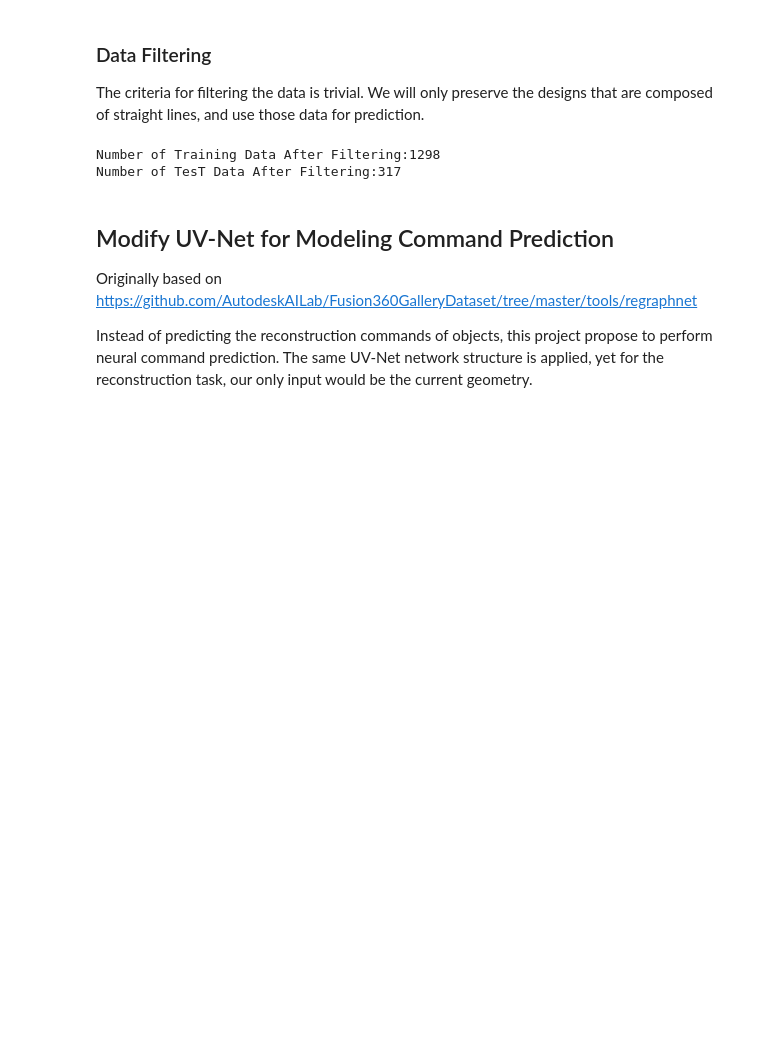
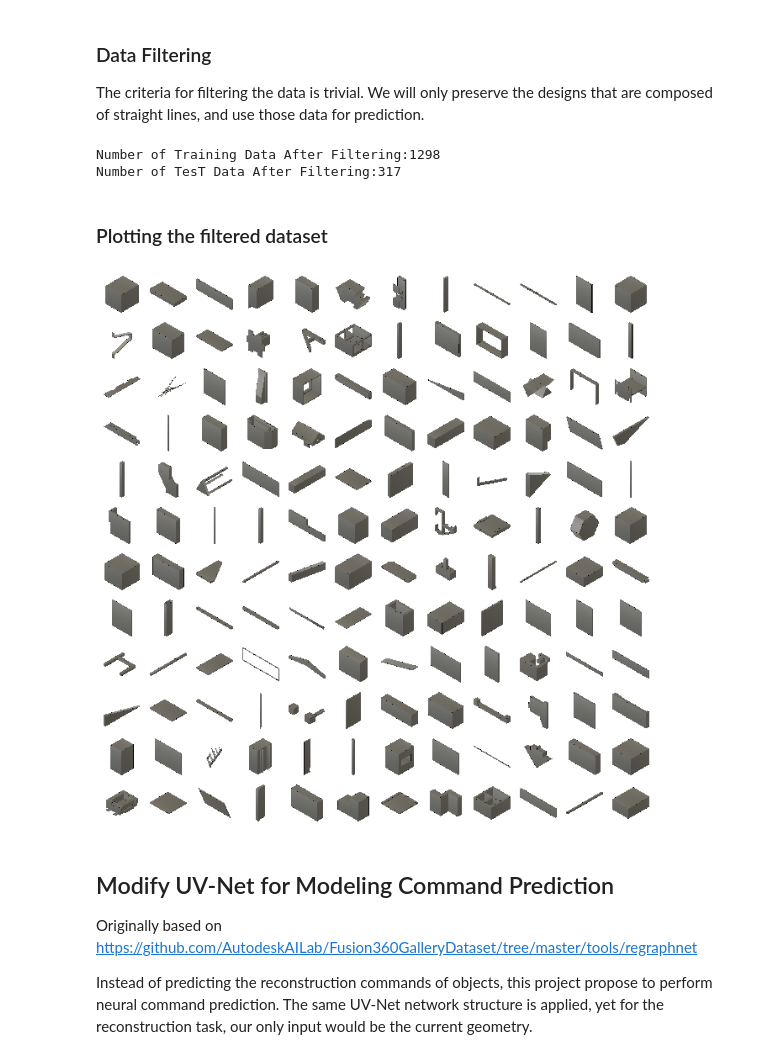
Before and after one commit to Archolic95/independent-study, a Jupyter notebook: Week3.ipynb, the cells around one changed output. Drawn from its saved outputs; the diff is of its cells as text; code cells hidden in the pictures; blank space fills up the shorter version.

```diff
--- a/Week3.ipynb
+++ b/Week3.ipynb
@@ -129,6 +129,33 @@ print(f'Number of TesT Data After Filtering:{len(filtered_test)}')
 # %% [output]
 Number of Training Data After Filtering:1298
 Number of TesT Data After Filtering:317
+# %% [markdown]
+### Plotting the filtered dataset
+# %%
+import matplotlib.pyplot as plt
+from mpl_toolkits.axes_grid1 import ImageGrid
+import matplotlib.image as mpimg
+
+
+images = []
+for obj in filtered_train:
+    images.append('C:/Users/Archolic/Desktop/Thesis/Dataset/Gallery360/straight/reconstruction/'+obj+'.png')
+
+fig = plt.figure(figsize=(12., 12.))
+grid = ImageGrid(fig, 111,  # similar to subplot(111)
+                 nrows_ncols=(12, 12),  # creates 2x2 grid of axes
+                 axes_pad=0.1,  # pad between axes in inch.
+                 )
+
+for ax, PATH in zip(grid, images[:150]):
+    im = mpimg.imread(PATH)
+    # Iterating over the grid returns the Axes.
+    ax.imshow(im)
+    ax.axis('off')
+
+plt.show()
+# %% [output]
+[figure, added]
 # %% [markdown]
 ## Modify UV-Net for Modeling Command Prediction
 
```
Also changed, not shown: parts of 1 cell of this notebook.
